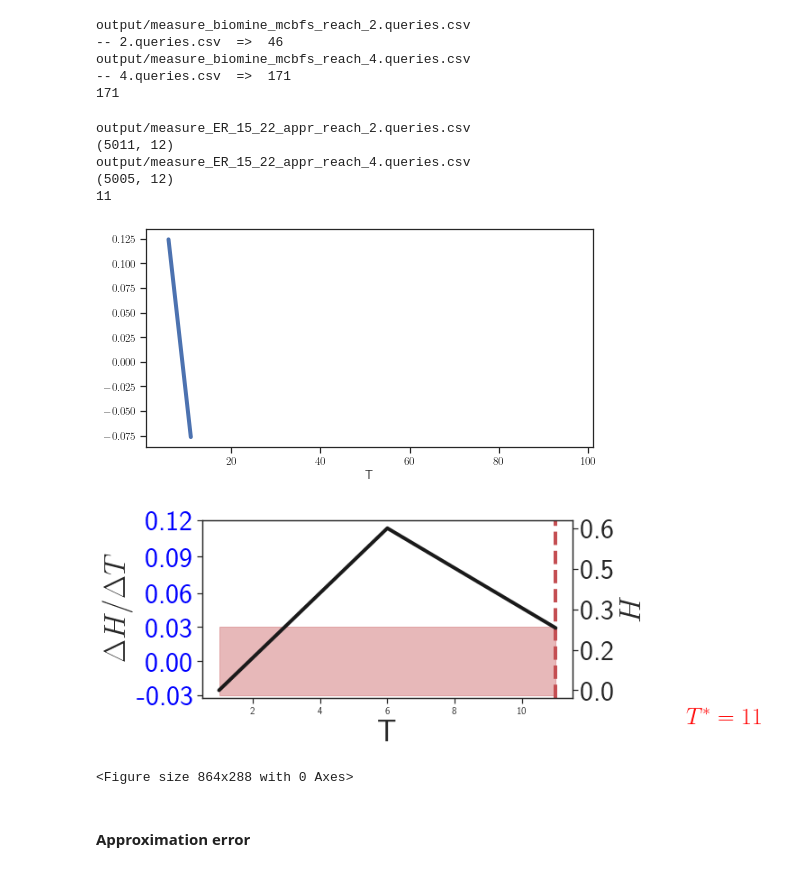
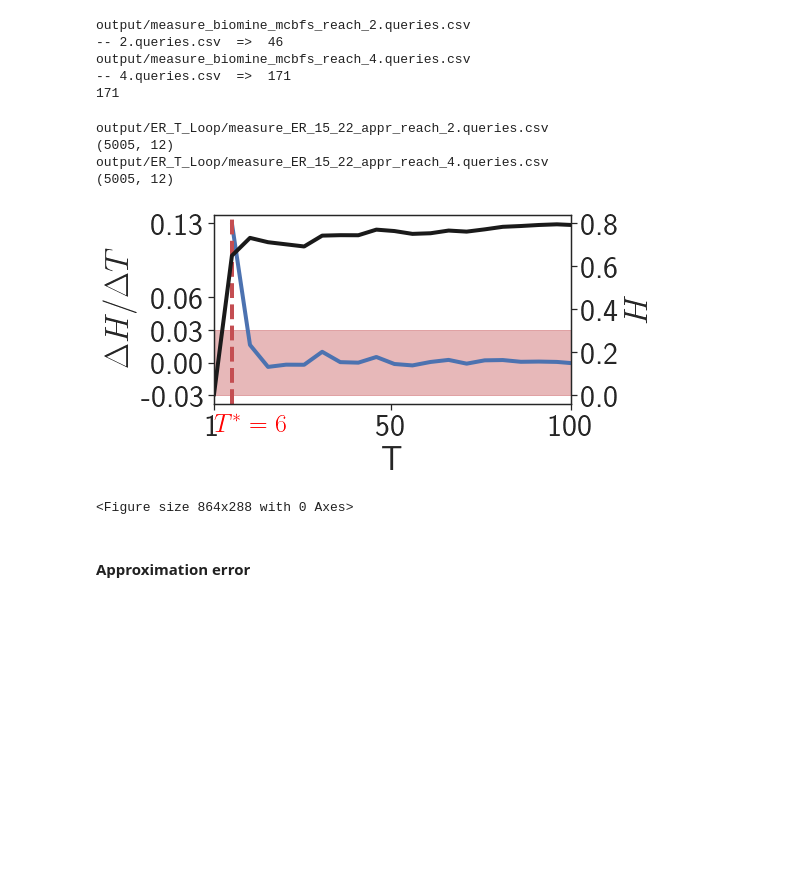
Before and after one commit to toggled/uncertainty, a Jupyter notebook: test.ipynb, the cells around one changed output. Drawn from its saved outputs; the diff is of its cells as text; code cells hidden in the pictures; blank space fills up the shorter version.

```diff
--- a/test.ipynb
+++ b/test.ipynb
@@ -265,8 +265,8 @@ data = 'ER_15_22'
 # data = 'rome'
 # data = 'biomine'
 _max = -1
-# invert = True
-invert = False
+invert = True
+# invert = False
 # loop = 'N' # 'T'
 loop = 'T'
 epsilon = [0.001,0.03][loop=='T']
@@ -279,7 +279,7 @@ for q in [2,4]:
 # for q in [1]:
     qset = str(q)+'.queries.csv'
     # qset = str(q)+'.queries_NLoops.csv'
-    fname = 'output/measure_'+data+'_'+alg+'_'+pr+'_'+qset
+    fname = 'output/ER_T_Loop/measure_'+data+'_'+alg+'_'+pr+'_'+qset
     print(fname)
     df = pd.read_csv(fname)
     df[loop] = df[loop].astype('int')
@@ -309,8 +309,8 @@ _last_False =  (boole[boole==False].index[-1])
 # print(_filter)
 # Nstar = _filter.iloc[_last_False][loop]
 opt = avg_df[avg_df.index==_last_False][loop].values[0]
-print(opt)
-
+# print(opt)
+# print(avg_df.head())
 # print(avg_df.N.max())
 from matplotlib import pyplot as plt
 plt.rcParams['text.usetex'] = True
@@ -325,9 +325,9 @@ sns.set_style("ticks")
 fontsize = 34
 labelsize = 26
 lw = 4
-avg_df['dHdN'].plot(xlim=(1,101),figsize=(8,4),lw=lw)
-plt.show()
-plt.clf()
+avg_df['dHdN'].plot(xlim=(1,100), figsize=(8,4),lw=lw)
+# plt.show()
+# plt.clf()
 # avg_df.plot(loop,'dHdN',figsize=(8,4),lw=lw,legend = None)
 ax = plt.gca()
 if data == 'ER_15_22':
@@ -342,43 +342,41 @@ x = avg_df[loop] # np.arange(avg_df.shape[0])
 zero = np.zeros_like(x)
 eps = np.ones_like(x)*epsilon
 # plt.plot(x, zero, 'k-',axes=ax)
 plt.fill_between(x, zero - eps, zero + eps, color='r', alpha=0.4)
 
 plt.ylabel('$\Delta H/\Delta '+loop+'$',fontsize=fontsize)
 plt.xlabel(loop,fontsize=fontsize)
 ax.xaxis.set_major_formatter(FormatStrFormatter('%d'))
 # plt.xticks(np.linspace(avg_df[loop].min(),avg_df[loop].max()//2,3),fontsize=fontsize-2)
-# plt.xticks([1,50,100], fontsize=fontsize-2)
-plt.yticks([-epsilon,0,epsilon]+np.linspace(2*epsilon,avg_df['dHdN'].max(),3).tolist(),fontsize=fontsize-2,color='blue')
-# plt.yticks([-0.03,0,0.03,0.06,avg_df['dHdN'].max()],fontsize=fontsize-2)
+plt.xticks([1,50,100], fontsize=fontsize-2)
+# plt.yticks([-epsilon,0,epsilon]+np.linspace(2*epsilon,avg_df['dHdN'].max(),3).tolist(),fontsize=fontsize-2,color='blue')
+plt.yticks([-0.03,0,0.03,0.06,avg_df['dHdN'].max()],fontsize=fontsize-2)
 # ax.rig
 # plt.yticks(fontsize=fontsize-2)
 ax2 = ax.twinx()
 avg_df.plot(loop,'H',ax=ax2,color='k',legend=None,lw=lw)
 plt.yticks(np.linspace(avg_df['H'].min(),avg_df['H'].max(),5),fontsize=fontsize-2)
 plt.ylabel('$H$',fontsize=fontsize)
 ax = plt.gca()
 if data == 'ER_15_22':
     ax.yaxis.set_major_formatter(FormatStrFormatter('%.1f'))
 else:
     ax.yaxis.set_major_formatter(FormatStrFormatter('%.2f'))
 # ax.set_yticks('left',fontsize=fontsize-2)
 # print(avg_df['H'])
 # plt.xlim((1,100))
 # plt.legend(loc = 'upper left', fontsize=fontsize+6, bbox_to_anchor=(0.8,1.01),frameon = False,prop={"size":28})
 plt.tight_layout()
-plt.savefig('figs/er_'+alg+'_'+pr+'_'+loop+'loop.pdf')
+# plt.savefig('figs/er_'+alg+'_'+pr+'_'+loop+'loop.pdf')
 plt.show()
 plt.clf()
 # avg_df
 # %% [output]
-output/measure_ER_15_22_appr_reach_2.queries.csv
-(5011, 12)
-output/measure_ER_15_22_appr_reach_4.queries.csv
+output/ER_T_Loop/measure_ER_15_22_appr_reach_2.queries.csv
 (5005, 12)
-11
+output/ER_T_Loop/measure_ER_15_22_appr_reach_4.queries.csv
+(5005, 12)
-[figure, old version]
+[figure, new version]
-[figure, removed]
 <Figure size 864x288 with 0 Axes>
 # %% [markdown]
 #### Approximation error
```
Also changed, not shown: parts of 3 cells of this notebook, 2 other files.
